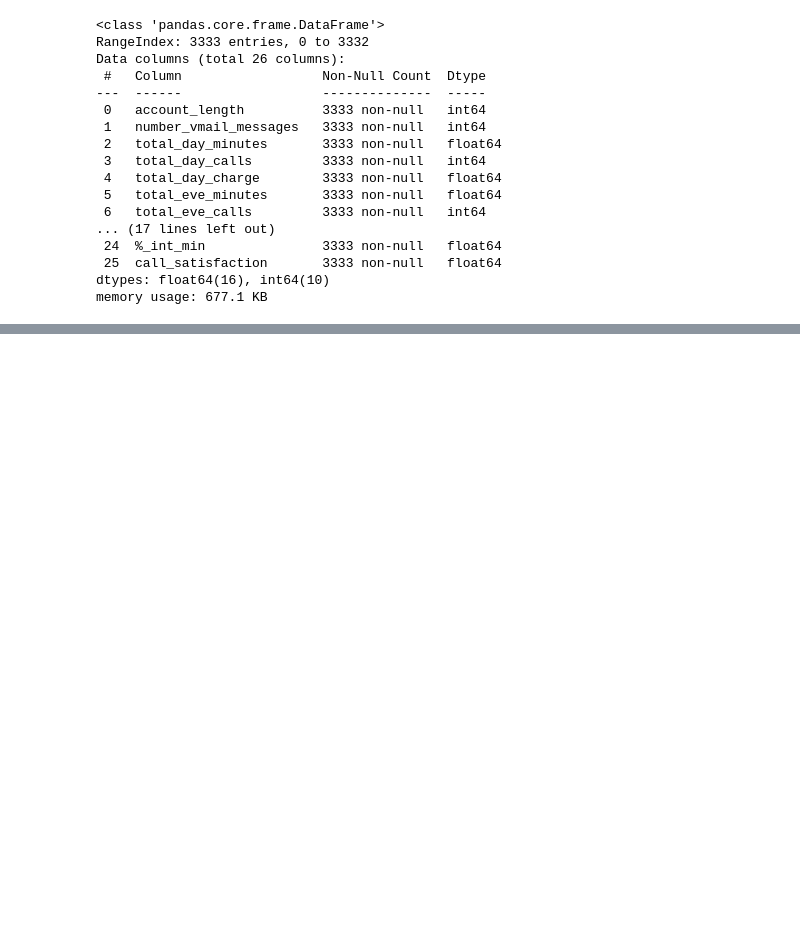
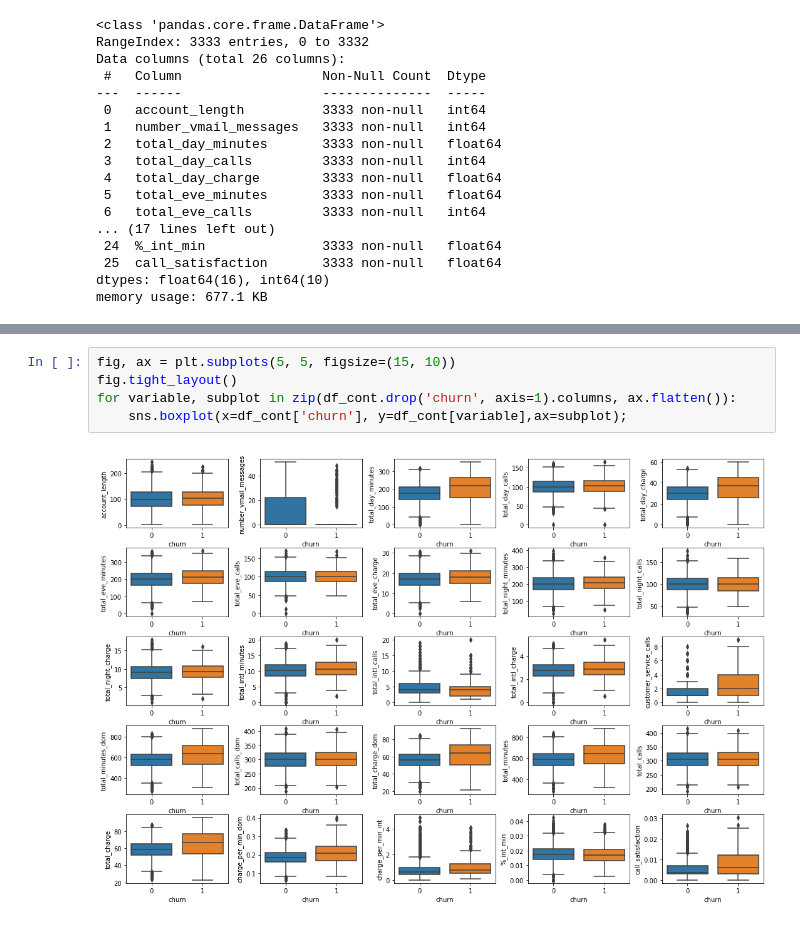
Before and after one commit to arthursjkim/SyriaTel_Customer_Churn, a Jupyter notebook: individual_notebooks/arthur_draft_v1.ipynb, the cells around one changed output, grey strips where cells are left out. Cells and saved outputs as stored; diff of their text form; blank space fills up the shorter version.

```diff
--- a/individual_notebooks/arthur_draft_v1.ipynb
+++ b/individual_notebooks/arthur_draft_v1.ipynb
@@ -235,0 +268,7 @@ memory usage: 156.4+ KB
+# %%
+fig, ax = plt.subplots(5, 5, figsize=(15, 10))
+fig.tight_layout()
+for variable, subplot in zip(df_cont.drop('churn', axis=1).columns, ax.flatten()):
+    sns.boxplot(x=df_cont['churn'], y=df_cont[variable],ax=subplot);
+# %% [output]
+[figure, added]
```
Also changed, not shown: parts of 26 cells of this notebook.
